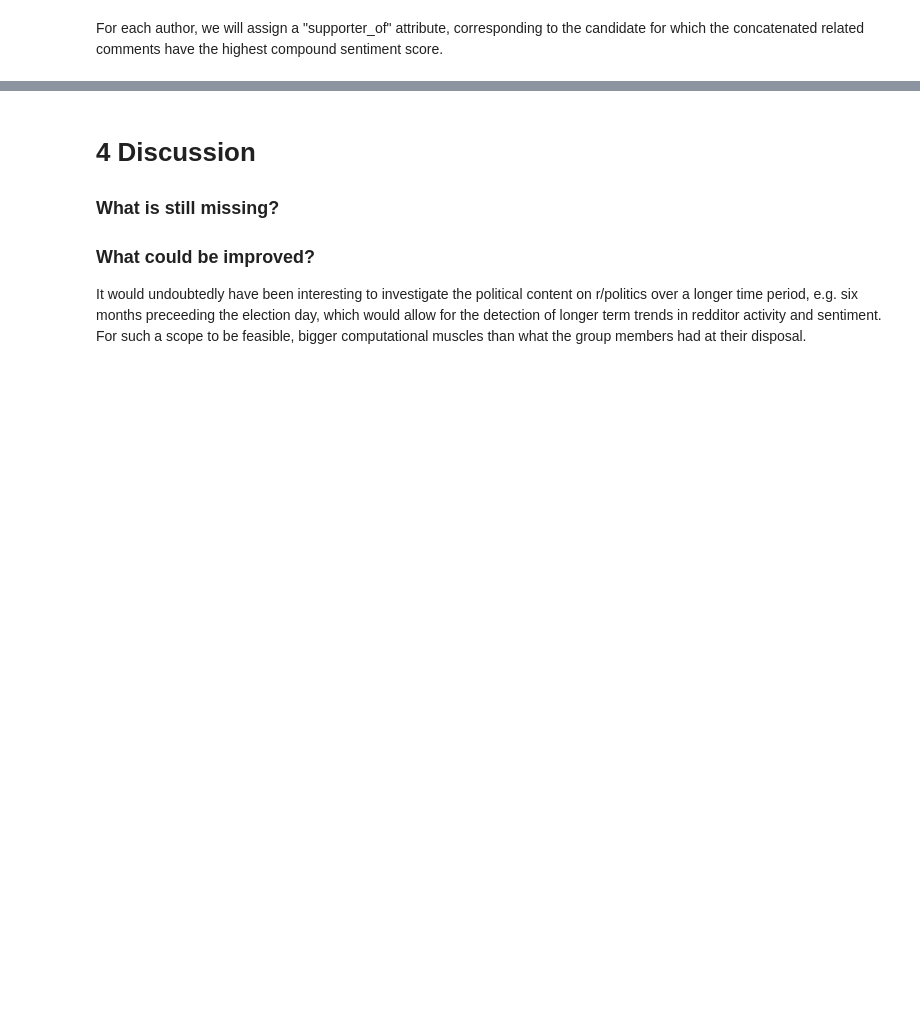
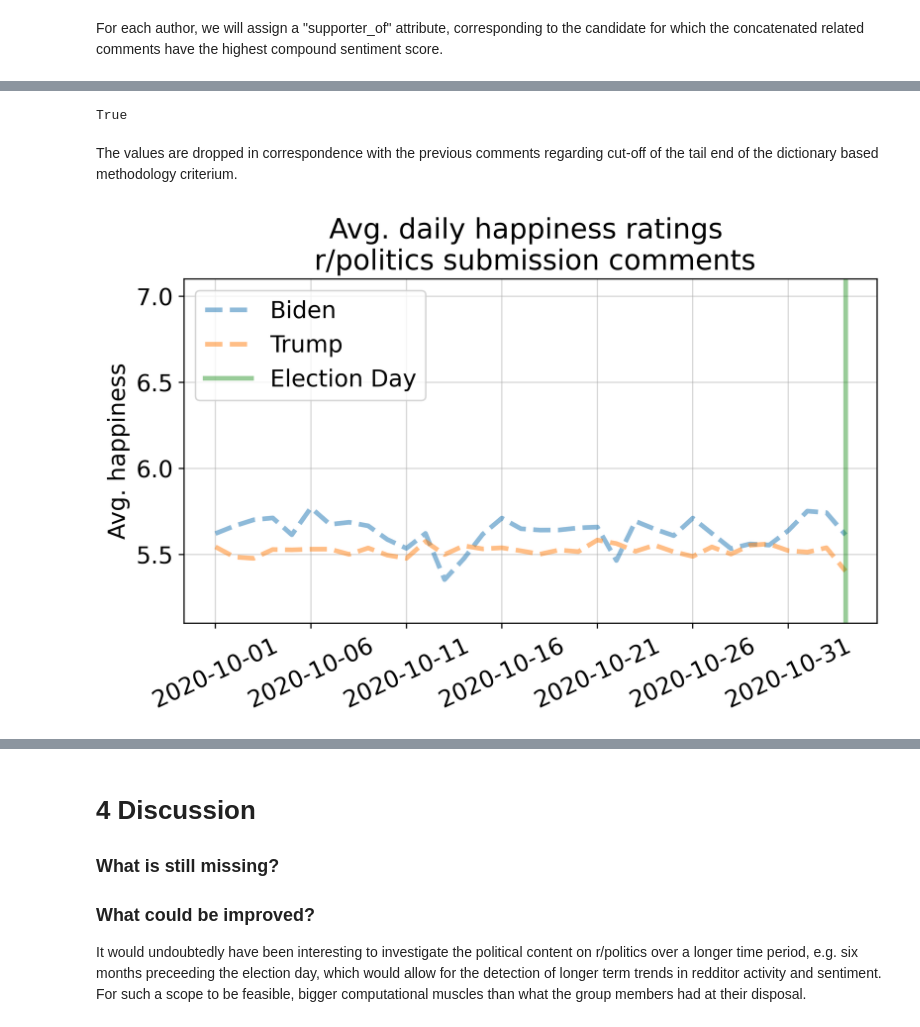
Before and after one commit to JaQtae/SocInfo2022, a Jupyter notebook: Explainer_Notebook_V3.ipynb, the cells around one changed output, grey strips where cells are left out. Saved outputs shown, nothing was run; the diff lists cells and outputs as text; code cells hidden in the pictures; blank space fills up the shorter version.

```diff
--- a/Explainer_Notebook_V3.ipynb
+++ b/Explainer_Notebook_V3.ipynb
@@ -603,0 +723,50 @@ author_conviction_df.to_csv(r"C:\Users\Lasse\Desktop\DTU\6. semester\Social info
+# %%
+B_hscores = []
+T_hscores = []
+for q in range(len(P_daily_hscore)):
+    if P_daily_hscore.index[q].count('Biden') == 1:
+        B_hscores.append(P_daily_hscore[q])
+    elif P_daily_hscore.index[q].count('Trump') == 1:
+        T_hscores.append(P_daily_hscore[q])
+    else:
+        pass
+#Sanity check
+len(B_hscores) == len(T_hscores)
+# %% [output]
+True
+# %%
+df_B = pd.DataFrame()
+df_T = pd.DataFrame()
+df_B['B_hscore'] = B_hscores
+df_T['T_hscore'] = T_hscores
+# %%
+catcher = []
+tester = []
+for k in range(len(P_daily_hscore)):
+    if P_daily_hscore.index[k].count('Biden') == 1:
+        catcher.append(P_daily_hscore.index[k][0])
+    elif P_daily_hscore.index[k].count('Trump') == 1:
+        tester.append(P_daily_hscore.index[k][0])
+# %% [markdown]
+The values are dropped in correspondence with the previous comments regarding cut-off of the tail end of the dictionary based methodology criterium.
+# %%
+del catcher[-2:]
+del tester[-2:]
+df_B.drop(df_B.tail(2).index,inplace=True)
+df_T.drop(df_T.tail(2).index,inplace=True)
+df_B.index = catcher
+# %%
+fig, ax = plt.subplots(figsize=(8,4), dpi=400)
+ax.plot(df_B.index, df_B, ls = "--", alpha = 0.5, label='Biden')
+ax.plot(df_T.index, df_T, ls = "--", alpha = 0.5, label='Trump')
+plt.axvline(x=df_B.index[-1], color='green', alpha = 0.4, label='Election Day')
+ax.set_title("Avg. daily happiness ratings \n r/politics submission comments")
+ax.set_ylabel("Avg. happiness")
+ax.xaxis.set_major_locator(plt.MaxNLocator(8))
+plt.xticks(rotation = 25)
+plt.ylim(5.1,7.1)
+plt.grid(alpha=0.5)
+ax.legend()
+plt.show()
+# %% [output]
+[figure, added]
```
Also changed, not shown: parts of 34 cells of this notebook, 2 other files.
